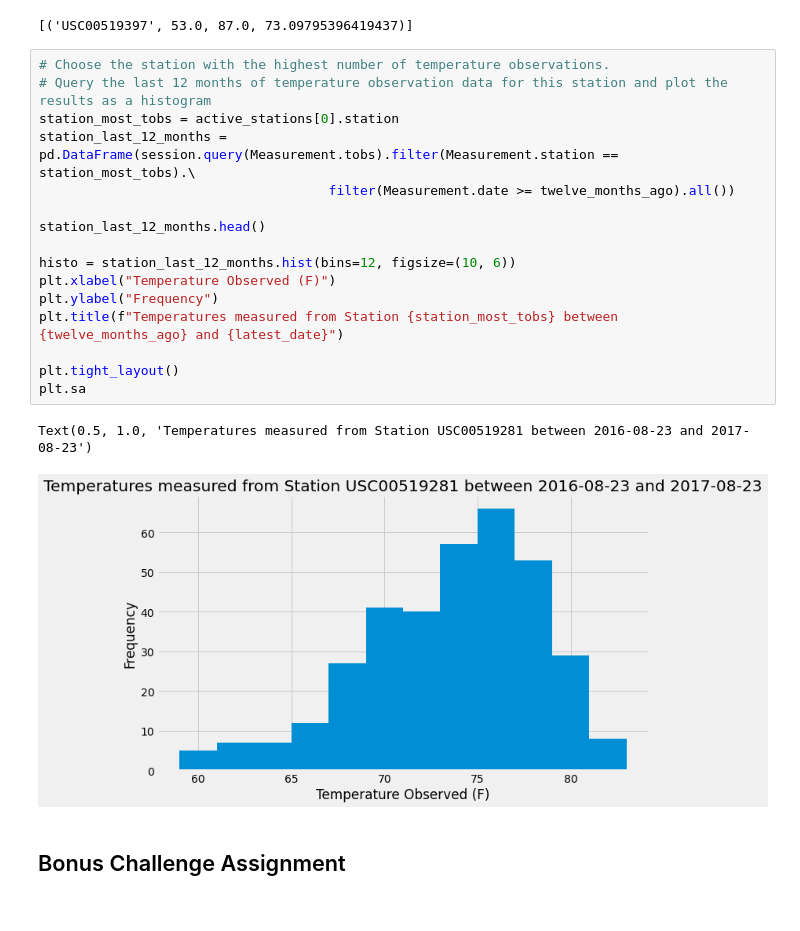
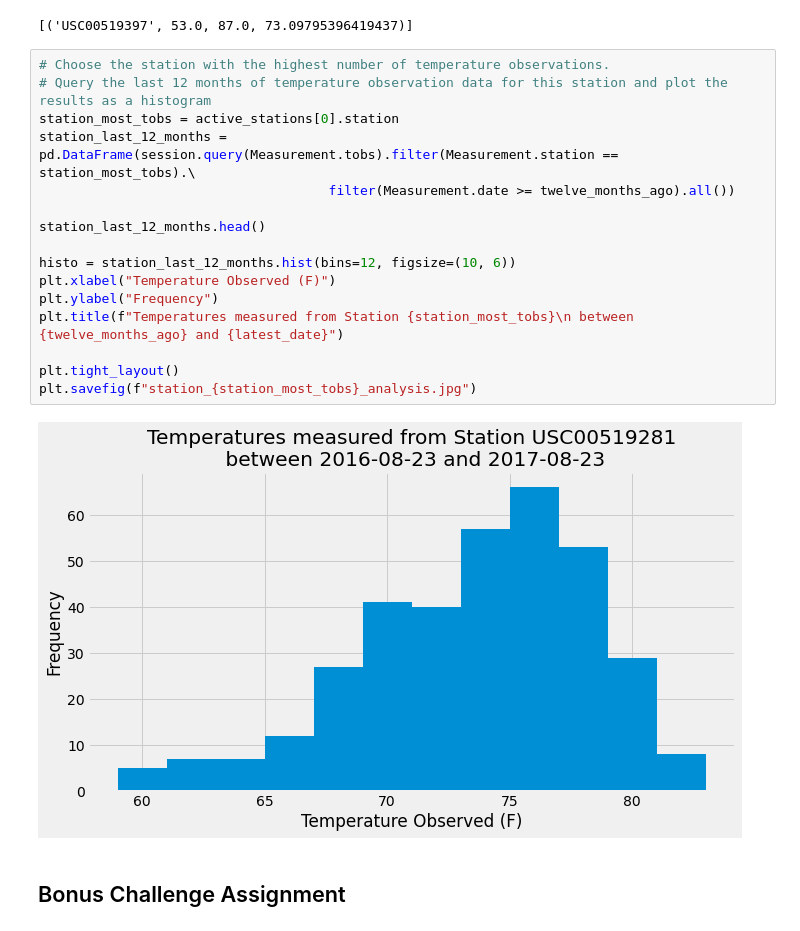
Before and after one commit to jeremyjang22/sqlalchemy-challenge, a Jupyter notebook: climate_starter.ipynb, the cells around one changed output. Cells and saved outputs as stored; diff of their text form.

```diff
--- a/climate_starter.ipynb
+++ b/climate_starter.ipynb
@@ -187,22 +187,21 @@ data_from_most_active
 # %%
 # Choose the station with the highest number of temperature observations.
 # Query the last 12 months of temperature observation data for this station and plot the results as a histogram
 station_most_tobs = active_stations[0].station
 station_last_12_months = pd.DataFrame(session.query(Measurement.tobs).filter(Measurement.station == station_most_tobs).\
                                      filter(Measurement.date >= twelve_months_ago).all())
 
 station_last_12_months.head()
 
 histo = station_last_12_months.hist(bins=12, figsize=(10, 6))
 plt.xlabel("Temperature Observed (F)")
 plt.ylabel("Frequency")
-plt.title(f"Temperatures measured from Station {station_most_tobs} between {twelve_months_ago} and {latest_date}")
+plt.title(f"Temperatures measured from Station {station_most_tobs}\n between {twelve_months_ago} and {latest_date}")
 
 plt.tight_layout()
-plt.sa
+plt.savefig(f"station_{station_most_tobs}_analysis.jpg")
 # %% [output]
-Text(0.5, 1.0, 'Temperatures measured from Station USC00519281 between 2016-08-23 and 2017-08-23')
-[figure, old version]
+[figure, new version]
 # %% [markdown]
 ## Bonus Challenge Assignment
 # %%
```
Also changed, not shown: 1 other file.
